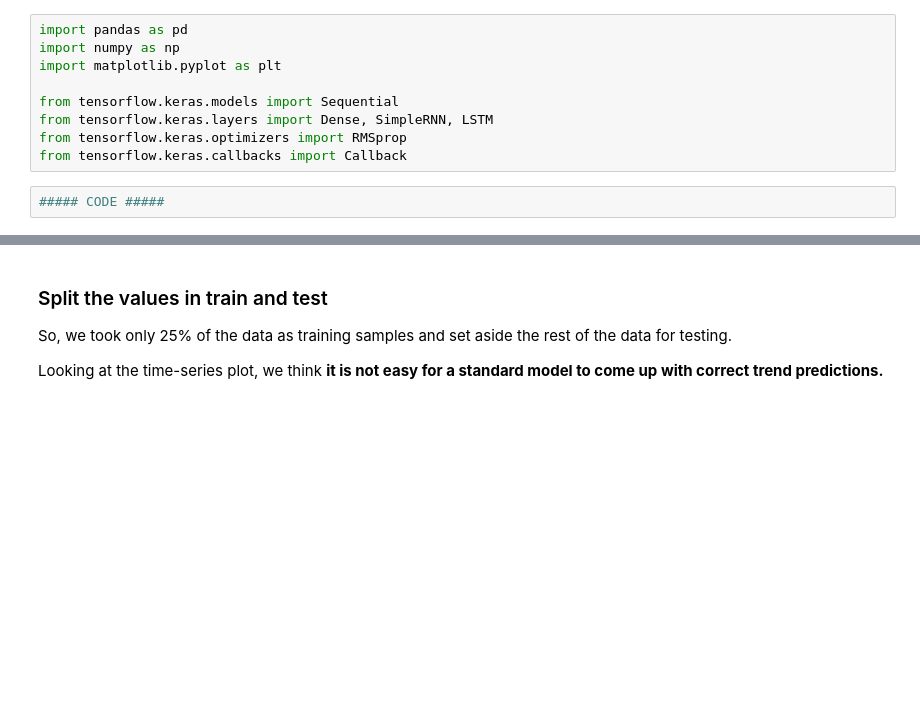
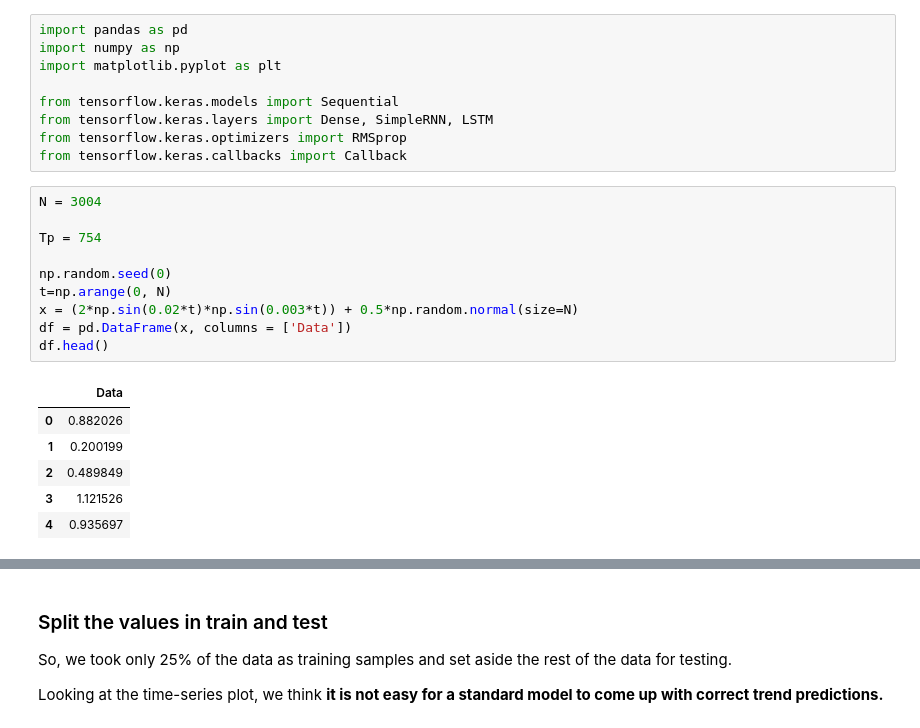
Before and after one commit to CarlosDiazGirol/thebridgedsftsep20, a Jupyter notebook: 3-Machine Learning/3-Time Series/4 - SimpleRNN-time-series-LSTM.ipynb, the cells around one changed output, grey strips where cells are left out. Drawn from its saved outputs; the diff is of its cells as text; blank space fills up the shorter version.

```diff
--- a/3-Machine Learning/3-Time Series/4 - SimpleRNN-time-series-LSTM.ipynb
+++ b/3-Machine Learning/3-Time Series/4 - SimpleRNN-time-series-LSTM.ipynb
@@ -20,8 +20,23 @@ from tensorflow.keras.models import Sequential
 from tensorflow.keras.layers import Dense, SimpleRNN, LSTM
 from tensorflow.keras.optimizers import RMSprop
 from tensorflow.keras.callbacks import Callback
-# %%
-##### CODE #####
+# %%
+N = 3004
+
+Tp = 754
+
+np.random.seed(0)
+t=np.arange(0, N)
+x = (2*np.sin(0.02*t)*np.sin(0.003*t)) + 0.5*np.random.normal(size=N)
+df = pd.DataFrame(x, columns = ['Data'])
+df.head()
+# %% [output]
+|  | Data |
+| 0 | 0.882026 |
+| 1 | 0.200199 |
+| 2 | 0.489849 |
+| 3 | 1.121526 |
+| 4 | 0.935697 |
 # %%
 plt.figure(figsize=(15,4))
 plt.plot(df,c='blue')
```
Also changed, not shown: parts of 29 cells of this notebook, 1 other file.
